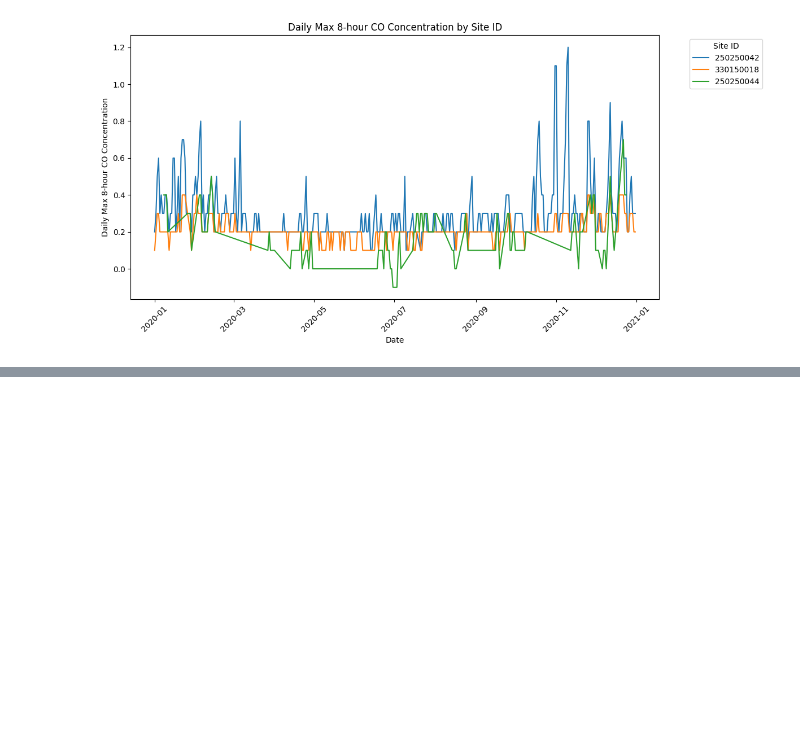
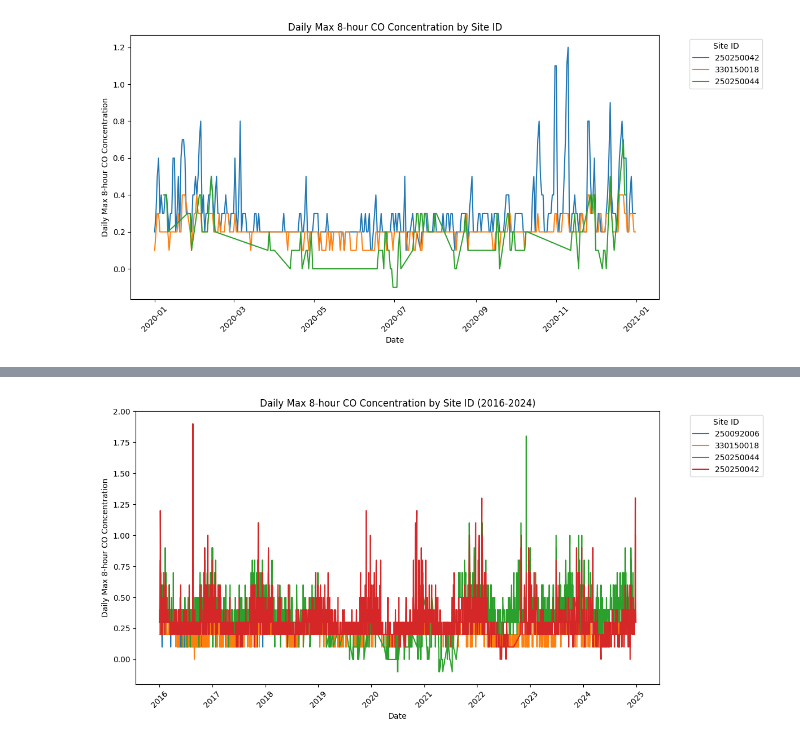
Before and after one commit to PatrickFeeney/CompGraphCompletion, a Jupyter notebook: visualizations.ipynb, the cells around one changed output, grey strips where cells are left out. Drawn from its saved outputs; the diff is of its cells as text; code cells hidden in the pictures; blank space fills up the shorter version.

```diff
--- a/visualizations.ipynb
+++ b/visualizations.ipynb
@@ -95,3 +84,14 @@ plt.tight_layout()
 plt.show()
 # %% [output]
 [figure]
+# %%
+# Combine all dataframes into one
+aq_co_combined = pd.concat(
+    [aq_co_2016, aq_co_2017, aq_co_2018, aq_co_2019, aq_co_2020,
+     aq_co_2021, aq_co_2022, aq_co_2023, aq_co_2024],
+    axis=0,  # Concatenate vertically (stack rows)
+    ignore_index=True  # Reset the index in the combined dataframe
+)
+
+# Display the combined dataframe
+print(aq_co_combined.head())
@@ -97,0 +116,32 @@ plt.show()
+# %%
+aq_co_combined['Date'] = pd.to_datetime(aq_co_combined['Date'])
+
+# Sort the dataframe by 'Date' to ensure the plot is in chronological order
+aq_co_combined.sort_values('Date', inplace=True)
+
+# Create a color map based on 'Site ID'
+unique_sites = aq_co_combined['Site ID'].unique()
+color_map = {site: f'C{i}' for i, site in enumerate(unique_sites)}
+
+# Plot the data
+plt.figure(figsize=(12, 6))
+
+for site, color in color_map.items():
+    site_data = aq_co_combined[aq_co_combined['Site ID'] == site]
+    plt.plot(site_data['Date'], site_data['Daily Max 8-hour CO Concentration'],
+             label=site, color=color)
+
+# Add labels and title
+plt.xlabel('Date')
+plt.ylabel('Daily Max 8-hour CO Concentration')
+plt.title('Daily Max 8-hour CO Concentration by Site ID (2016-2024)')
+plt.legend(title='Site ID', bbox_to_anchor=(1.05, 1), loc='upper left')
+
+# Rotate x-axis labels for better readability
+plt.xticks(rotation=45)
+
+# Show the plot
+plt.tight_layout()
+plt.show()
+# %% [output]
+[figure, added]
```
Also changed, not shown: parts of 8 cells of this notebook, 1 other file.
